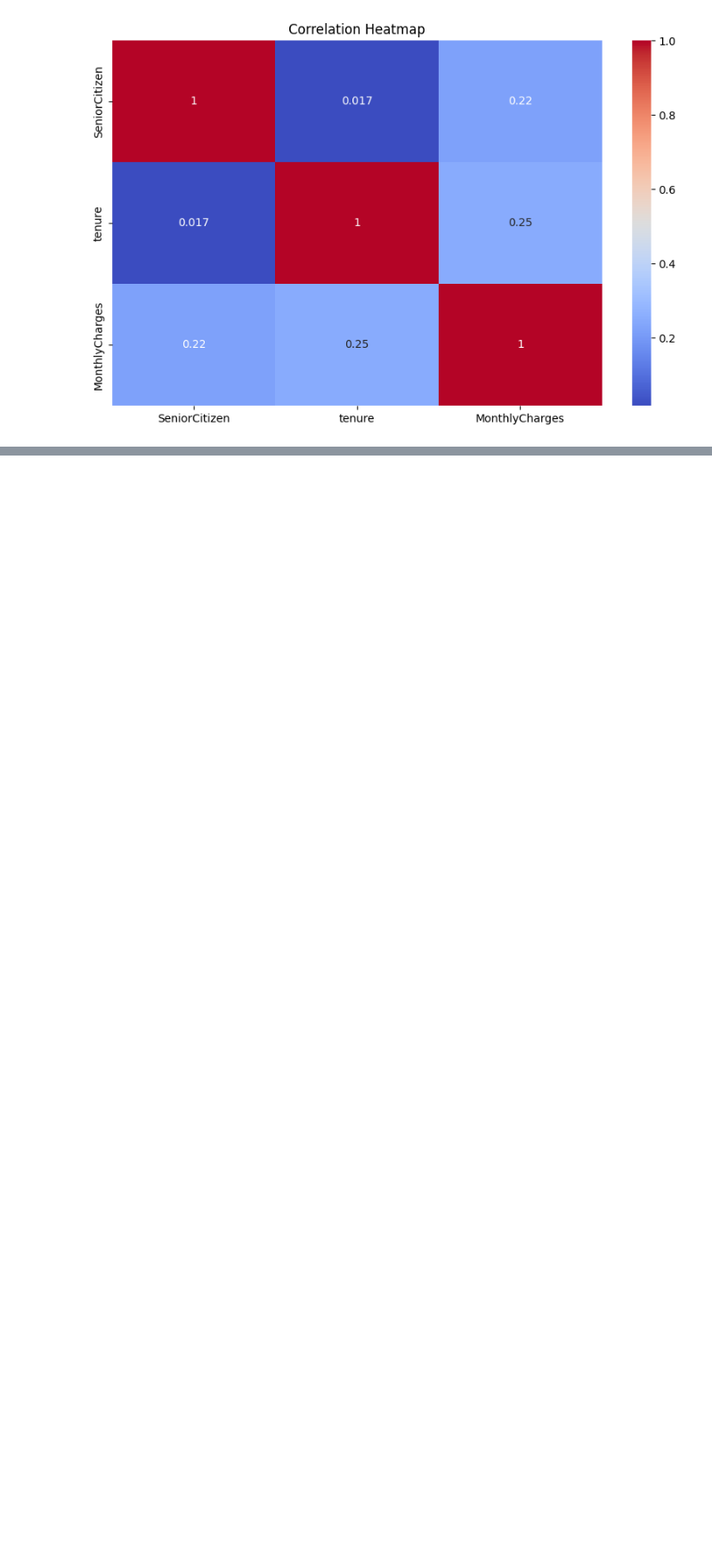
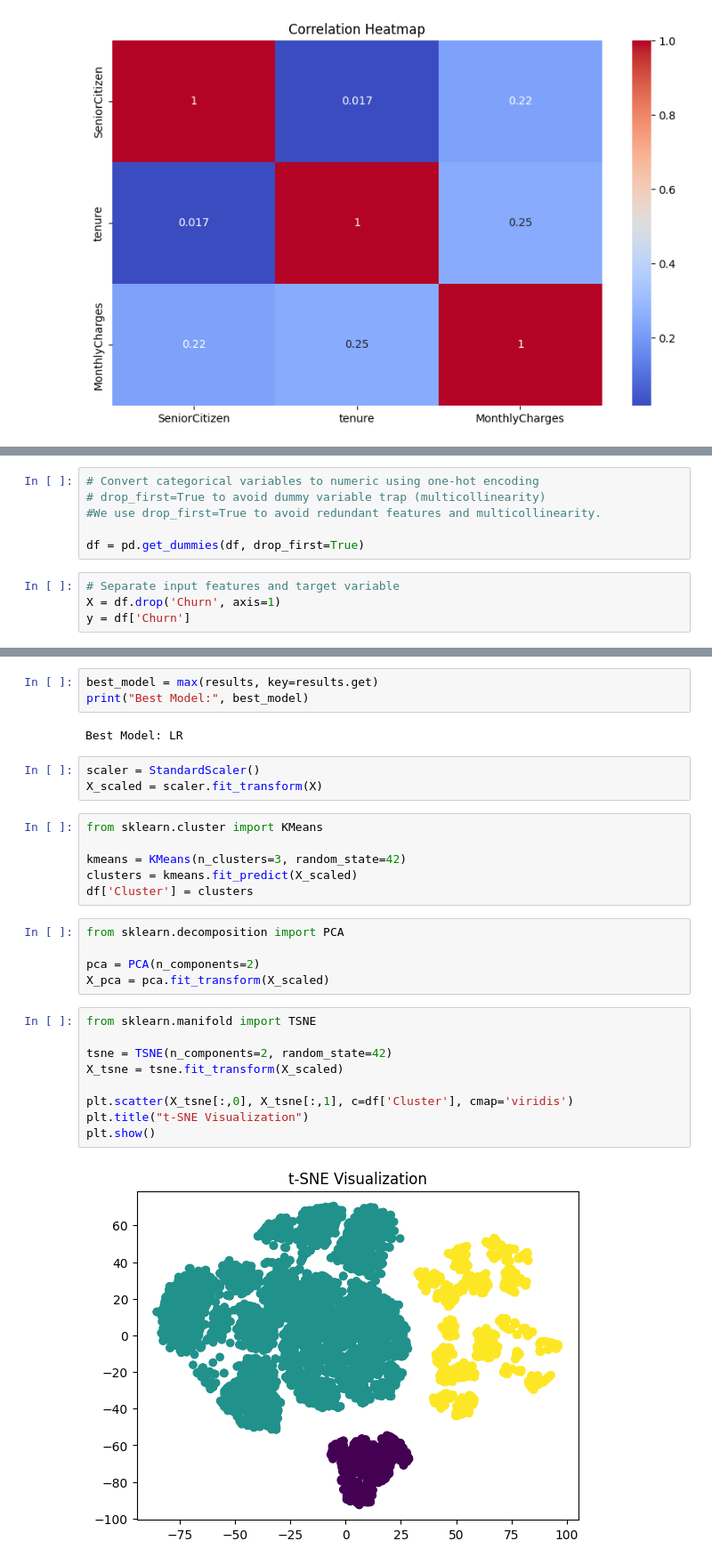
Before and after one commit to vaishnavigiri1210/Internship, a Jupyter notebook: Machine Learning/week 21/pre-project_task_1.ipynb, the cells around one changed output, grey strips where cells are left out. Shown at 89% size. Saved outputs shown, nothing was run; the diff lists cells and outputs as text; blank space fills up the shorter version.

```diff
--- a/Machine Learning/week 21/pre-project_task.ipynb
+++ b/Machine Learning/week 21/pre-project_task_1.ipynb
@@ -188,0 +255,10 @@ plt.show()
+# %%
+# Convert categorical variables to numeric using one-hot encoding
+# drop_first=True to avoid dummy variable trap (multicollinearity)
+#We use drop_first=True to avoid redundant features and multicollinearity.
+
+df = pd.get_dummies(df, drop_first=True)
+# %%
+# Separate input features and target variable
+X = df.drop('Churn', axis=1)
+y = df['Churn']
@@ -188,0 +447,30 @@ plt.show()
+# %%
+best_model = max(results, key=results.get)
+print("Best Model:", best_model)
+# %% [output]
+Best Model: LR
+# %%
+scaler = StandardScaler()
+X_scaled = scaler.fit_transform(X)
+# %%
+from sklearn.cluster import KMeans
+
+kmeans = KMeans(n_clusters=3, random_state=42)
+clusters = kmeans.fit_predict(X_scaled)
+df['Cluster'] = clusters
+# %%
+from sklearn.decomposition import PCA
+
+pca = PCA(n_components=2)
+X_pca = pca.fit_transform(X_scaled)
+# %%
+from sklearn.manifold import TSNE
+
+tsne = TSNE(n_components=2, random_state=42)
+X_tsne = tsne.fit_transform(X_scaled)
+
+plt.scatter(X_tsne[:,0], X_tsne[:,1], c=df['Cluster'], cmap='viridis')
+plt.title("t-SNE Visualization")
+plt.show()
+# %% [output]
+[figure, added]
```
Also changed, not shown: parts of 25 cells of this notebook, 4 other files.
